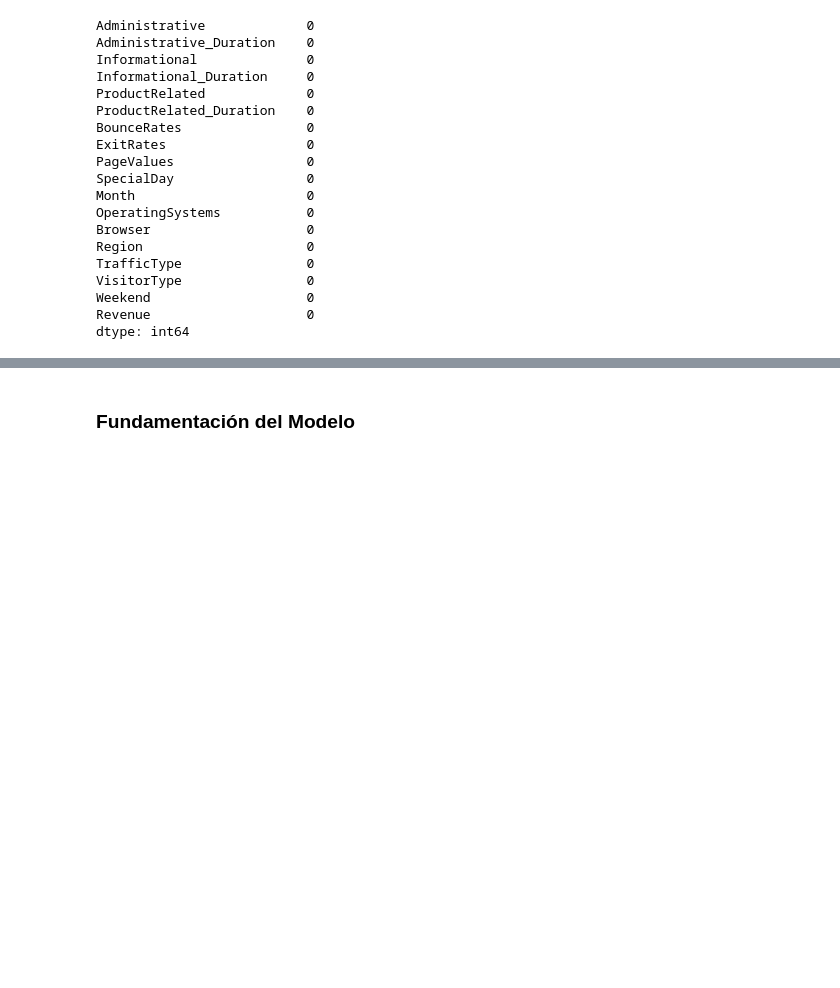
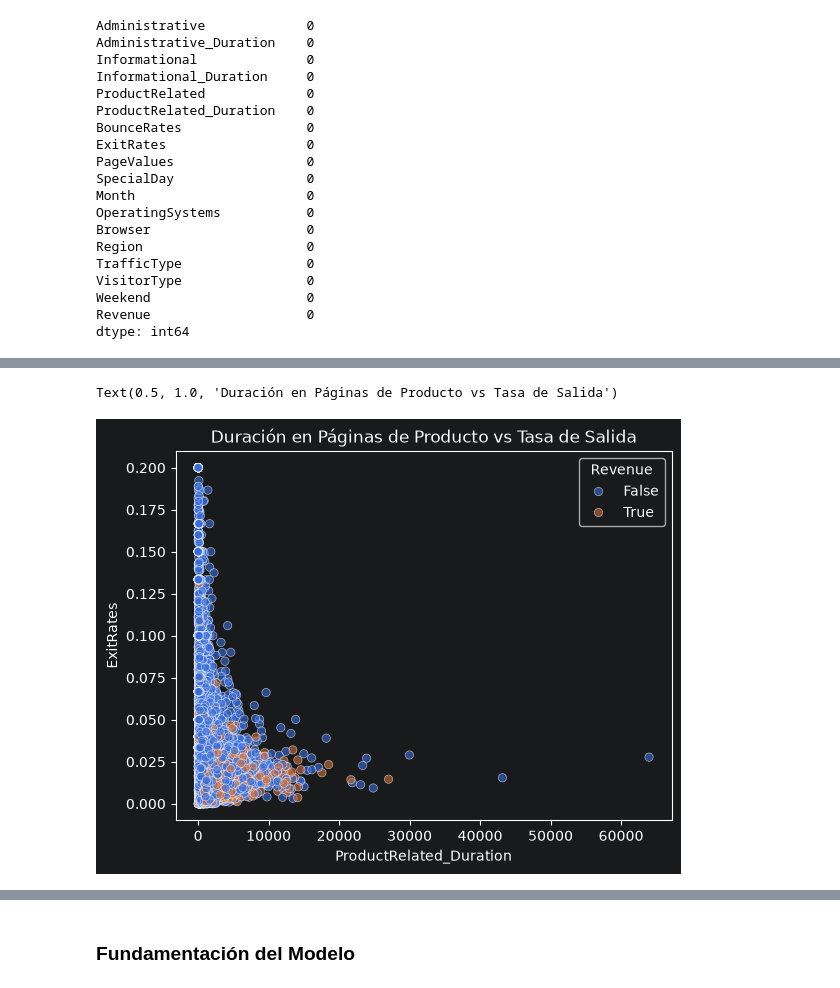
Before and after one commit to ByJuanRod/Actividad-Evaluativa, a Jupyter notebook: modelos_predictivos.ipynb, the cells around one changed output, grey strips where cells are left out. Drawn from its saved outputs; the diff is of its cells as text; code cells hidden in the pictures; blank space fills up the shorter version.

```diff
--- a/modelos_predictivos.ipynb
+++ b/modelos_predictivos.ipynb
@@ -58,0 +146,6 @@ dtype: int64
+# %%
+(sns.scatterplot(data=df_clasificacion, x='ProductRelated_Duration', y='ExitRates', hue='Revenue', alpha=0.6)
+ .set_title("Duración en Páginas de Producto vs Tasa de Salida"))
+# %% [output]
+Text(0.5, 1.0, 'Duración en Páginas de Producto vs Tasa de Salida')
+[figure, added]
```
Also changed, not shown: parts of 22 cells of this notebook.
